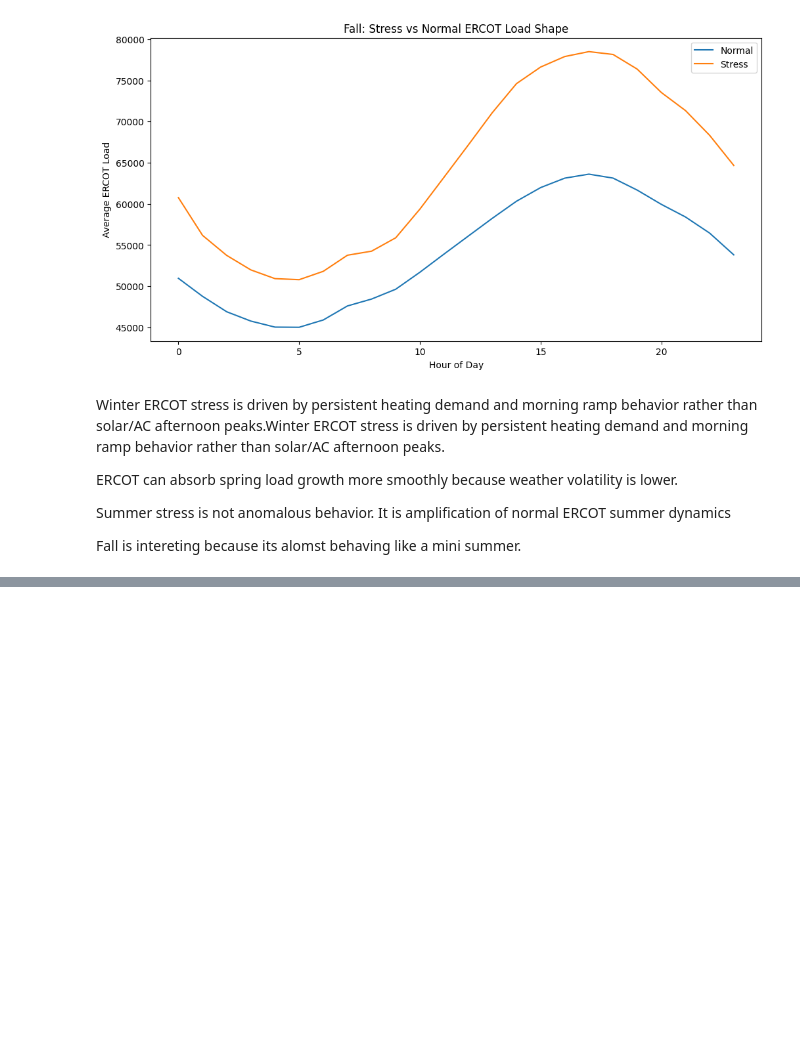
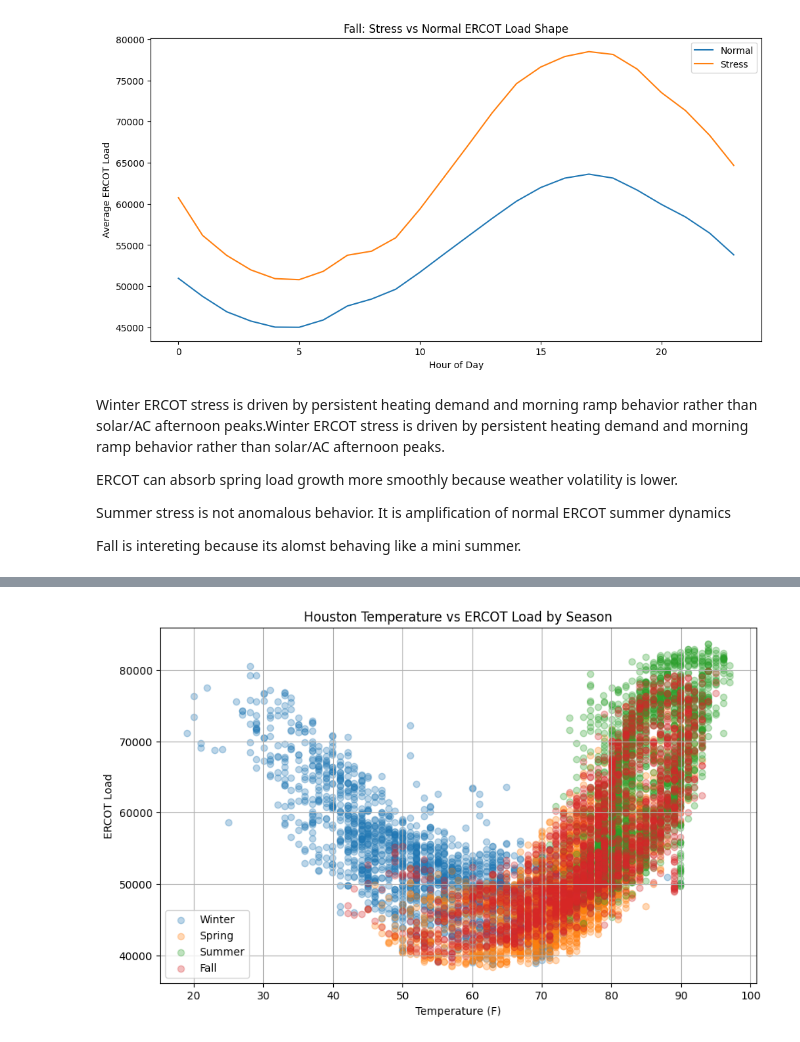
Before and after one commit to lessleyH/energy-reliability-systems-, a Jupyter notebook: ERCOT_2025_exploration.ipynb, the cells around one changed output, grey strips where cells are left out. Saved outputs shown, nothing was run; the diff lists cells and outputs as text; code cells hidden in the pictures; blank space fills up the shorter version.

```diff
--- a/ERCOT_2025_exploration.ipynb
+++ b/ERCOT_2025_exploration.ipynb
@@ -352,0 +546,27 @@ Fall is intereting because its alomst behaving like a mini summer.
+# %%
+merged['Load_Deviation'] = (
+    merged['ERCOT'] - merged['ERCOT'].mean()
+) / merged['ERCOT'].std()
+# %%
+# Temperature vs Load by Season
+
+plt.figure(figsize=(10,6))
+
+for season in ['Winter', 'Spring', 'Summer', 'Fall']:
+    subset = merged[merged['Season'] == season]
+
+    plt.scatter(
+        subset['Temp_F'],
+        subset['ERCOT'],
+        alpha=0.3,
+        label=season
+    )
+
+plt.title('Houston Temperature vs ERCOT Load by Season')
+plt.xlabel('Temperature (F)')
+plt.ylabel('ERCOT Load')
+plt.legend()
+plt.grid(True)
+plt.show()
+# %% [output]
+[figure, added]
```
Also changed, not shown: parts of 28 cells of this notebook.
